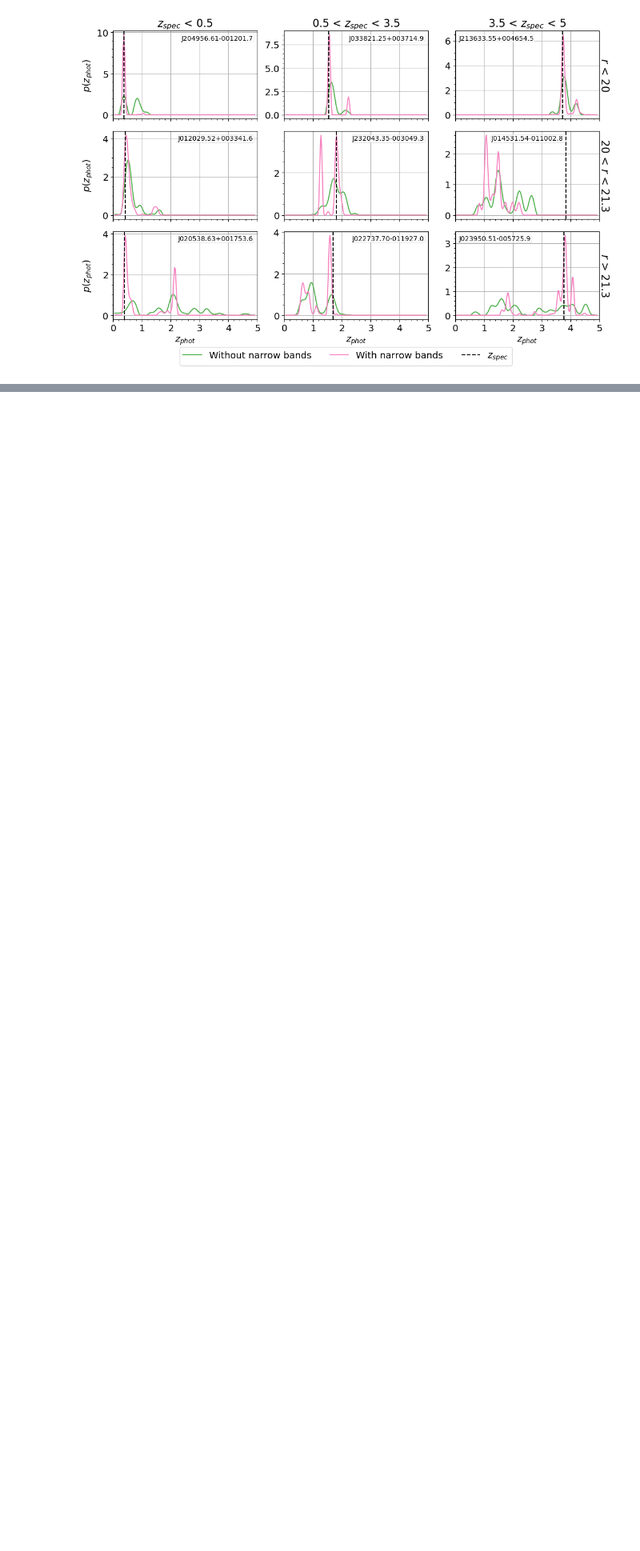
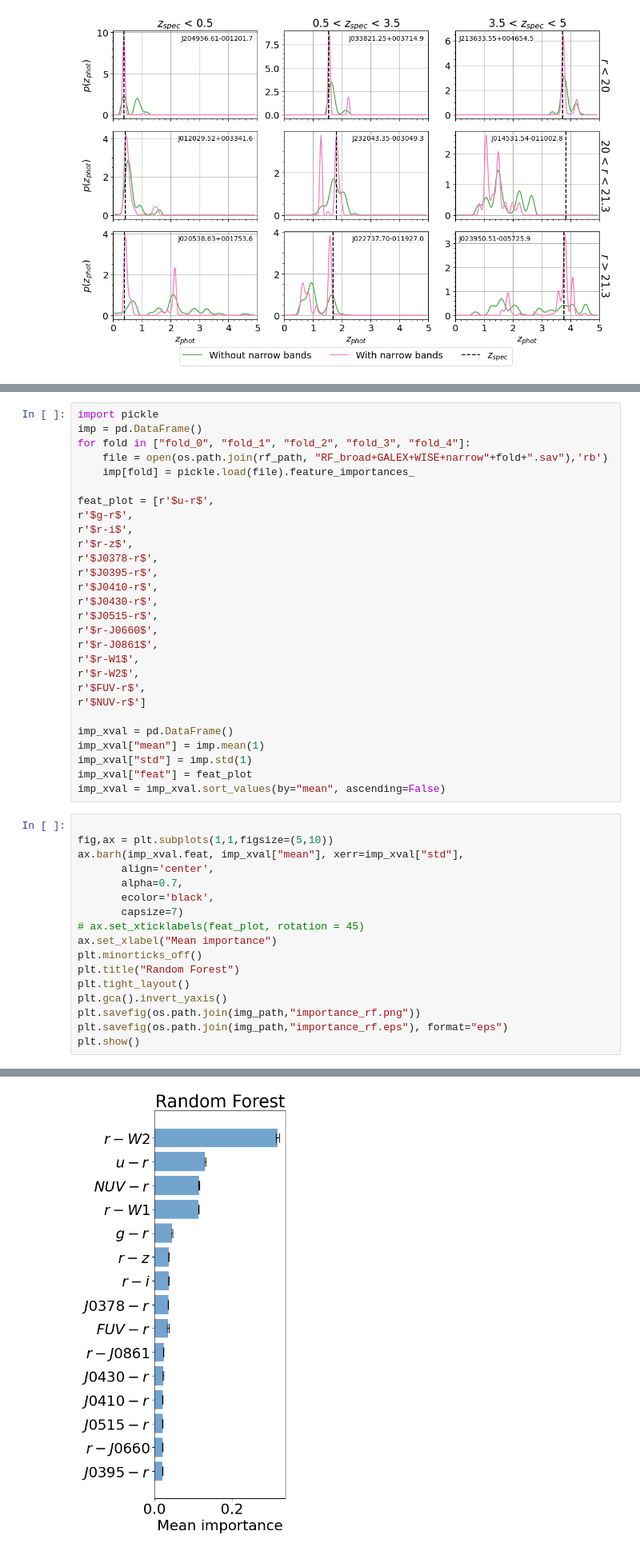
Before and after one commit to marixko/qucats_paper, a Jupyter notebook: codes/notebooks/paper_plots.ipynb, the cells around one changed output, grey strips where cells are left out. Shown: that part at 80% size. Saved outputs shown, nothing was run; the diff lists cells and outputs as text; blank space fills up the shorter version.

```diff
--- a/codes/notebooks/paper_plots.ipynb
+++ b/codes/notebooks/paper_plots.ipynb
@@ -131,0 +264,46 @@ The PostScript backend does not support transparency; partially transparent arti
+# %%
+import pickle
+imp = pd.DataFrame()
+for fold in ["fold_0", "fold_1", "fold_2", "fold_3", "fold_4"]:
+    file = open(os.path.join(rf_path, "RF_broad+GALEX+WISE+narrow"+fold+".sav"),'rb')
+    imp[fold] = pickle.load(file).feature_importances_
+
+feat_plot = [r'$u-r$',
+r'$g-r$',
+r'$r-i$',
+r'$r-z$',
+r'$J0378-r$',
+r'$J0395-r$',
+r'$J0410-r$',
+r'$J0430-r$',
+r'$J0515-r$',
+r'$r-J0660$',
+r'$r-J0861$',
+r'$r-W1$',
+r'$r-W2$',
+r'$FUV-r$',
+r'$NUV-r$']
+
+imp_xval = pd.DataFrame()
+imp_xval["mean"] = imp.mean(1)
+imp_xval["std"] = imp.std(1)
+imp_xval["feat"] = feat_plot
+imp_xval = imp_xval.sort_values(by="mean", ascending=False)
+# %%
+
+fig,ax = plt.subplots(1,1,figsize=(5,10))
+ax.barh(imp_xval.feat, imp_xval["mean"], xerr=imp_xval["std"],
+       align='center',
+       alpha=0.7,
+       ecolor='black',
+       capsize=7)
+# ax.set_xticklabels(feat_plot, rotation = 45)
+ax.set_xlabel("Mean importance")
+plt.minorticks_off()
+plt.title("Random Forest")
+plt.tight_layout()
+plt.gca().invert_yaxis()
+plt.savefig(os.path.join(img_path,"importance_rf.png"))
+plt.savefig(os.path.join(img_path,"importance_rf.eps"), format="eps")
+plt.show()
+# %% [output]
@@ -131,0 +311 @@ The PostScript backend does not support transparency; partially transparent arti
+[figure, added]
```
Also changed, not shown: parts of 15 cells of this notebook, 37 other files.
